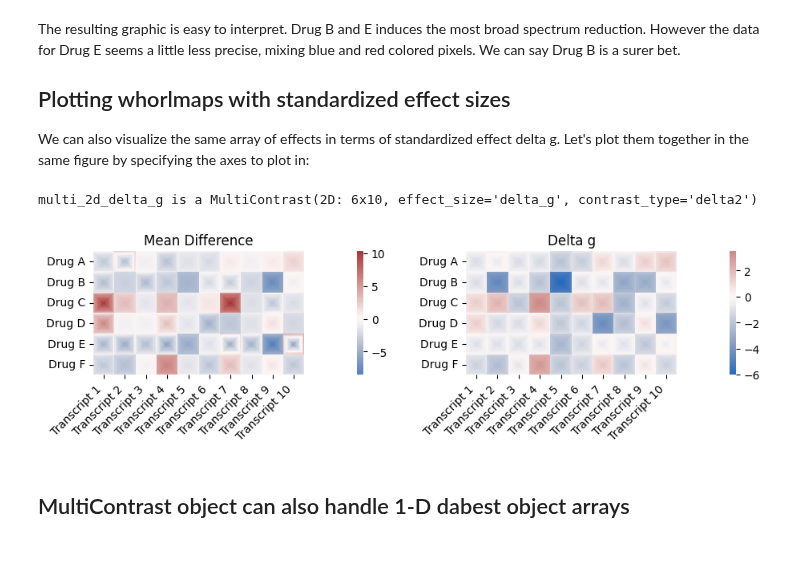
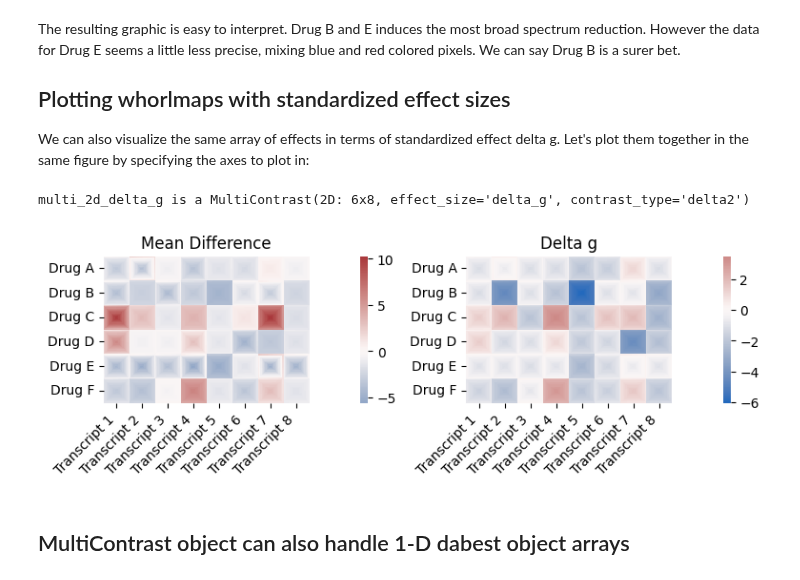
Before and after one commit to ACCLAB/DABEST-python, a Jupyter notebook: nbs/tutorials/10-whorlmap.ipynb, the cells around one changed output. Saved outputs shown, nothing was run; the diff lists cells and outputs as text; code cells hidden in the pictures; blank space fills up the shorter version.

Commit message:
Fixed baseline image for test 554

```diff
--- a/nbs/tutorials/10-whorlmap.ipynb
+++ b/nbs/tutorials/10-whorlmap.ipynb
@@ -114,28 +112,26 @@ The resulting graphic is easy to interpret. Drug B and E induces the most broad
 ## Plotting whorlmaps with standardized effect sizes
 We can also visualize the same array of effects in terms of standardized effect delta g. Let's plot them together in the same figure by specifying the axes to plot in:
 # %%
-figure, axes = plt.subplots(1, 2, figsize = (11, 2))
+figure, axes = plt.subplots(1, 2, figsize = (9, 2))
 multi_2d_mean_diff.whorlmap(
     # vmin = -11, vmax=11,
     cmap="vlag",
     chop_tail=2.5,  # Remove 5% extreme values
-    whorlmap_title="Mean Difference",
-    fig_size = (10, 4), ax = axes[0]
+    whorlmap_title="Mean Difference", ax = axes[0]
 );
 
 multi_2d_delta_g = combine(dabest_objects_2d, labels_2d, row_labels=row_labels_2d, effect_size="delta_g")
 print("multi_2d_delta_g is a " + str(multi_2d_delta_g))
 
 multi_2d_delta_g.whorlmap(
     # vmin = -11, vmax=11,
     cmap="vlag",
     chop_tail=2.5,  # Remove 5% extreme values
-    whorlmap_title="Delta g",
-    fig_size = (10, 4), ax = axes[1]
+    whorlmap_title="Delta g", ax = axes[1]
 );
 # %% [output]
-multi_2d_delta_g is a MultiContrast(2D: 6x10, effect_size='delta_g', contrast_type='delta2')
+multi_2d_delta_g is a MultiContrast(2D: 6x8, effect_size='delta_g', contrast_type='delta2')
-[figure, old version]
+[figure, new version]
 # %% [markdown]
 ## MultiContrast object can also handle 1-D dabest object arrays
 # %%
```
Also changed, not shown: parts of 6 cells of this notebook, 1 other file.
